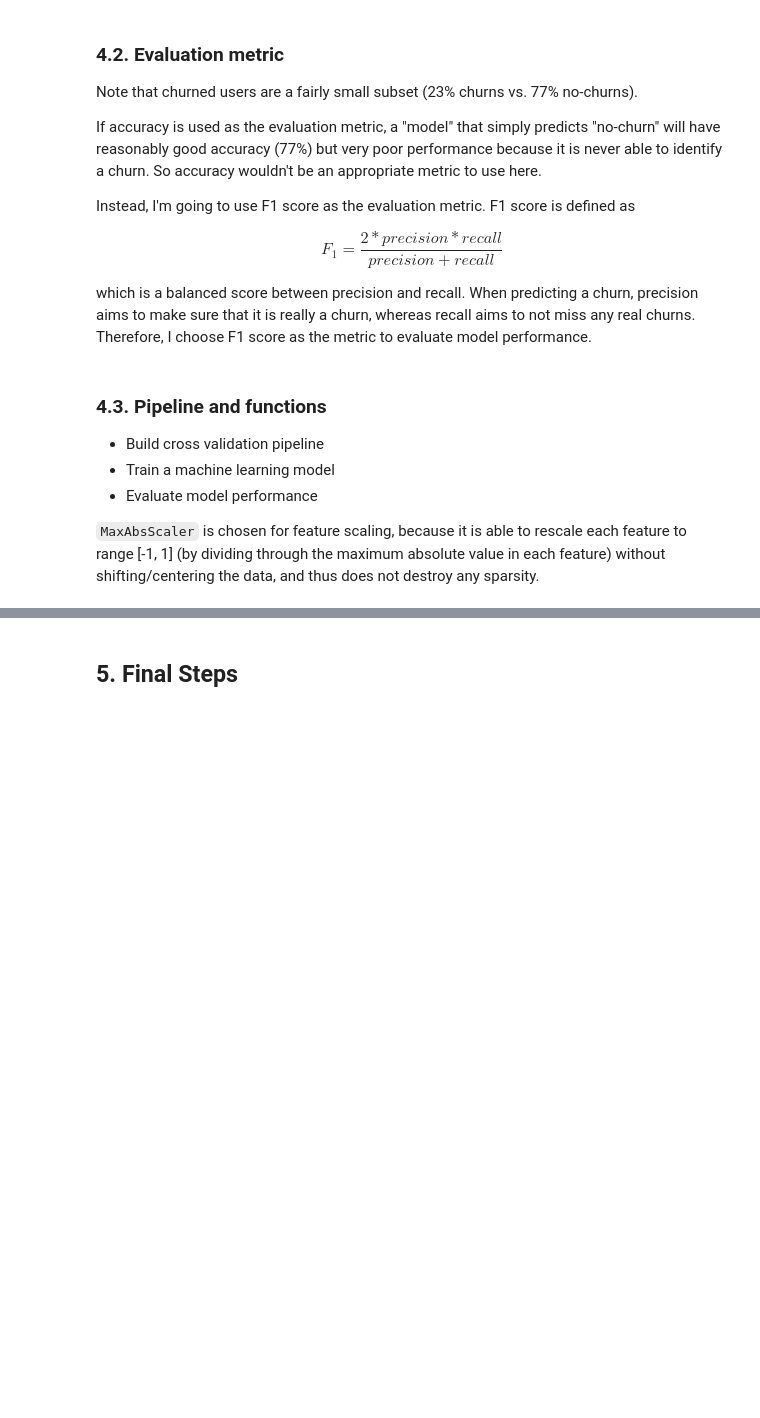
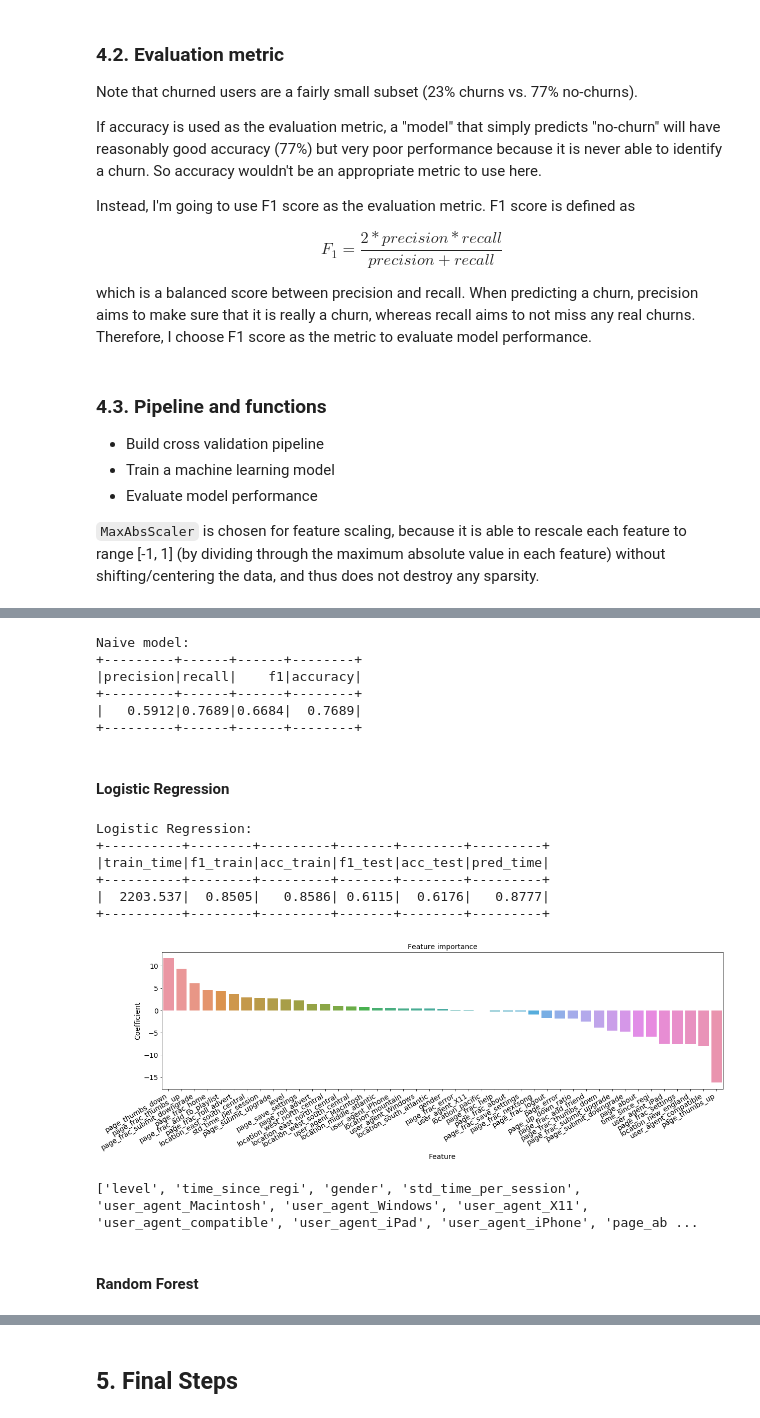
Before and after one commit to angang-li/sparkify, a Jupyter notebook: Sparkify.ipynb, the cells around one changed output, grey strips where cells are left out. Saved outputs shown, nothing was run; the diff lists cells and outputs as text; code cells hidden in the pictures; blank space fills up the shorter version.

Commit message:
Compare model performance with default hyperparameters on data subset

```diff
--- a/Sparkify.ipynb
+++ b/Sparkify.ipynb
@@ -1730,0 +1739,71 @@ def trainAndEval(classifier, train, test, paramGrid):
+# %%
+# Make prediction
+pred = dataset.select("label").withColumn("prediction", lit(0.0))
+
+# Calculate metrics
+evaluator = MulticlassClassificationEvaluator(predictionCol="prediction", labelCol="label")
+evalMetrics = {}
+evalMetrics["precision"] = evaluator.evaluate(pred, {evaluator.metricName: "weightedPrecision"})
+evalMetrics["recall"] = evaluator.evaluate(pred, {evaluator.metricName: "weightedRecall"})
+evalMetrics["f1"] = evaluator.evaluate(pred, {evaluator.metricName: "f1"})
+evalMetrics["accuracy"] = evaluator.evaluate(pred, {evaluator.metricName: "accuracy"})
+evalMetrics['confusion_matrix'] = pred.groupby("label").pivot("prediction").count()
+
+# Show metrics
+print('Naive model:')
+metrics_to_display = {k:round(v, 4) for k,v in evalMetrics.items() if k != 'confusion_matrix'}
+spark.createDataFrame(pd.DataFrame([metrics_to_display], columns=metrics_to_display.keys())).show()
+# %% [output]
+Naive model:
++---------+------+------+--------+
+|precision|recall|    f1|accuracy|
++---------+------+------+--------+
+|   0.5912|0.7689|0.6684|  0.7689|
++---------+------+------+--------+
+# %% [markdown]
+#### Logistic Regression
+# %%
+# Train the model and evaluate performance
+classifier = LogisticRegression(labelCol="label", featuresCol="scaledFeatures")
+paramGrid=ParamGridBuilder().build()
+evalMetrics, summary, model = trainAndEval(classifier, train, test, paramGrid)
+
+# Save the best model
+bestModel = model.bestModel
+bestCLModel = bestModel.stages[2]
+bestCLModel.save("logistic")
+# bestCLModel.write().overwrite().save("logistic")
+
+# Show metrics
+print("Logistic Regression:")
+summary.show()
+# %% [output]
+Logistic Regression:
++----------+--------+---------+-------+--------+---------+
+|train_time|f1_train|acc_train|f1_test|acc_test|pred_time|
++----------+--------+---------+-------+--------+---------+
+|  2203.537|  0.8505|   0.8586| 0.6115|  0.6176|   0.8777|
++----------+--------+---------+-------+--------+---------+
+# %%
+bestCLModel = LogisticRegressionModel.load("logistic")
+
+# Feature importance
+feature_coef = bestCLModel.coefficients.values.tolist()
+feature_coef_df = pd.DataFrame(list(zip(feature_cols, feature_coef)), columns=['Feature', 'Coefficient'])\
+    .sort_values('Coefficient', ascending=False)
+
+plt.figure(figsize=(20,5))
+sns.barplot(x='Feature', y='Coefficient', data=feature_coef_df)
+plt.title('Feature importance', fontsize=14)
+plt.xlabel('Feature', fontsize=14)
+plt.ylabel('Coefficient', fontsize=14)
+plt.xticks(rotation=30, ha='right', fontsize=14)
+plt.yticks(fontsize=14);
+# %% [output]
+[figure, added]
+# %%
+print(feature_cols)
+# %% [output]
+['level', 'time_since_regi', 'gender', 'std_time_per_session', 'user_agent_Macintosh', 'user_agent_Windows', 'user_agent_X11', 'user_agent_compatible', 'user_agent_iPad', 'user_agent_iPhone', 'page_ab ...
+# %% [markdown]
+#### Random Forest
```
Also changed, not shown: parts of 10 cells of this notebook.
